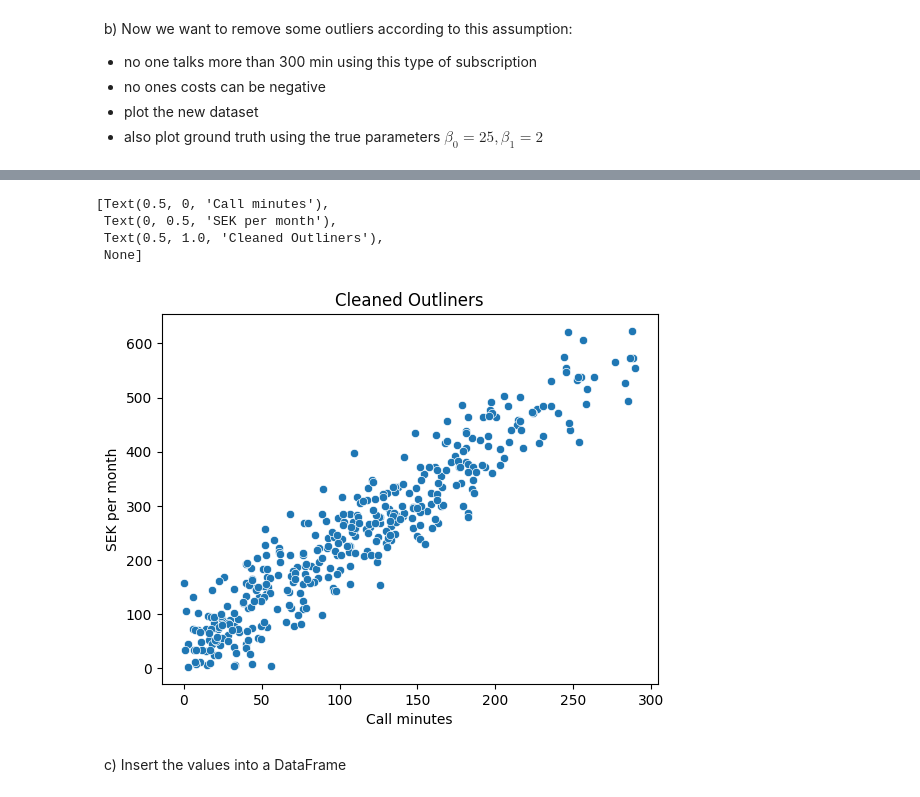
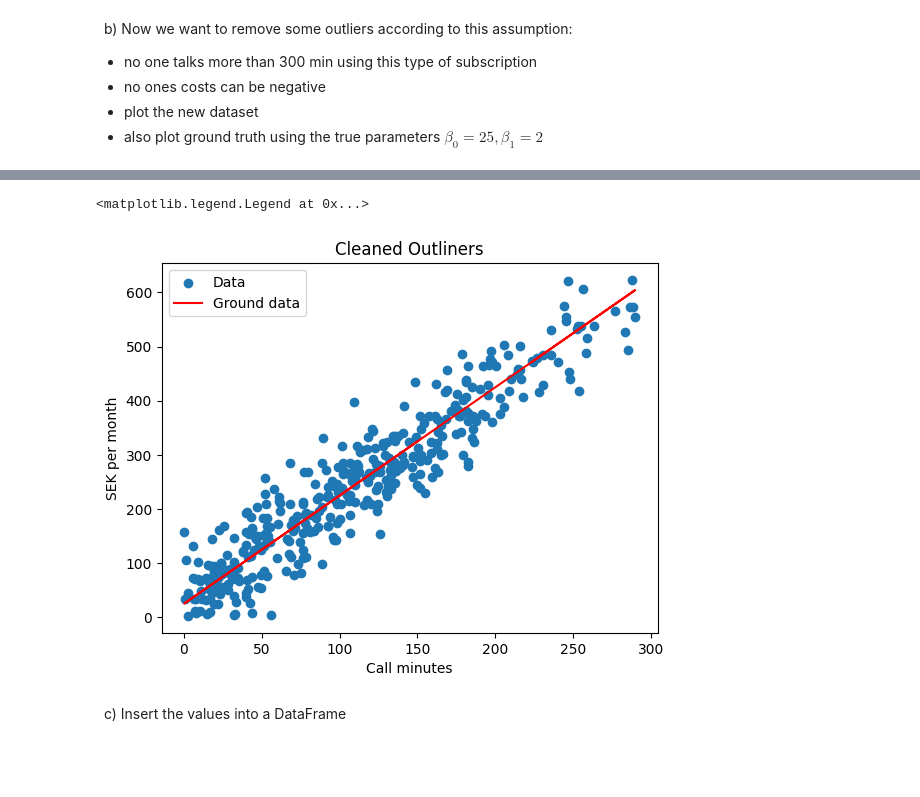
Before and after one commit to VineelaNedunuri/Machine-learning, a Jupyter notebook: Exercises/E00_linear_regression.ipynb, the cells around one changed output, grey strips where cells are left out. Saved outputs shown, nothing was run; the diff lists cells and outputs as text; code cells hidden in the pictures; blank space fills up the shorter version.

```diff
--- a/Exercises/E00_linear_regression.ipynb
+++ b/Exercises/E00_linear_regression.ipynb
@@ -23,19 +23,20 @@ import seaborn as sns
 np.random.seed(42)
 samples = 400
 
-X = np.random.normal(100,100,samples)
-x = abs(X)
-epsilon = np.random.normal(0,50, samples)
+X = np.random.normal(100,100,samples) # random input N(100,100) for 400 samples
+x = np.abs(X) # to take absolute values
+
+epsilon = np.random.normal(0,50, samples) #  N(0,50) for 400 noise values
 print(epsilon.shape, x.shape)
 
-y = 2*x + 25 +epsilon
+y = 2*x + 25 +epsilon # y = y = 25 + 2x + e
 
 fig, ax = plt.figure(), plt.axes()
 ax.plot(x,y, '.')
-ax.axhline(y= 0, color ="orange",linestyle="--")
-ax.axvline(x = 300, color ="green",linestyle="--")
+ax.axhline(y= 0, color ="orange",linestyle="--") # include minimum boundary value
+ax.axvline(x = 300, color ="green",linestyle="--") # include maximum boundary value
 
-ax.set(xlabel = "Call minutes", ylabel = "SEK per month", title ="Stimulated 400 data points")
+ax.set(xlabel = "Call minutes", ylabel = "SEK per month", title ="Stimulated 400 data points") # add tittle and labels
 
 print(" Number of calls more than 300 min",len(x[x >= 300]))
 print("Minumum number of costs",len(y[y < 0]))
@@ -74,12 +54,19 @@ df_new.head()
-# %%
-ax = sns.scatterplot(data = df_new, x ='minutes', y = 'cost' )
-ax.set(xlabel = "Call minutes", ylabel = "SEK per month", title ="Cleaned Outliners")
-# %% [output]
-[Text(0.5, 0, 'Call minutes'),
- Text(0, 0.5, 'SEK per month'),
- Text(0.5, 1.0, 'Cleaned Outliners'),
- None]
-[figure, removed]
+# %%
+outliers = (x < 300) & (y > 0) # create a mask variable
+x = x[outliers] # adding mask to x
+y = y[outliers] # adding mask to y
+x.shape, y.shape
+
+fig, ax = plt.figure(), plt.axes()
+ax.scatter(x,y,label = "Data") # plot the data
+ax.plot(x, 25 + 2* x, color = 'r', label = "Ground data") # plot ground truth 25 + 2*x
+
+ax.set(xlabel = "Call minutes", ylabel = "SEK per month", title ="Cleaned Outliners") # add labels and title
+
+ax.legend()
+# %% [output]
+<matplotlib.legend.Legend at 0x...>
+[figure, added]
 # %% [markdown]
 &nbsp; c) Insert the values into a DataFrame
 # %%
```
Also changed, not shown: parts of 3 cells of this notebook.
